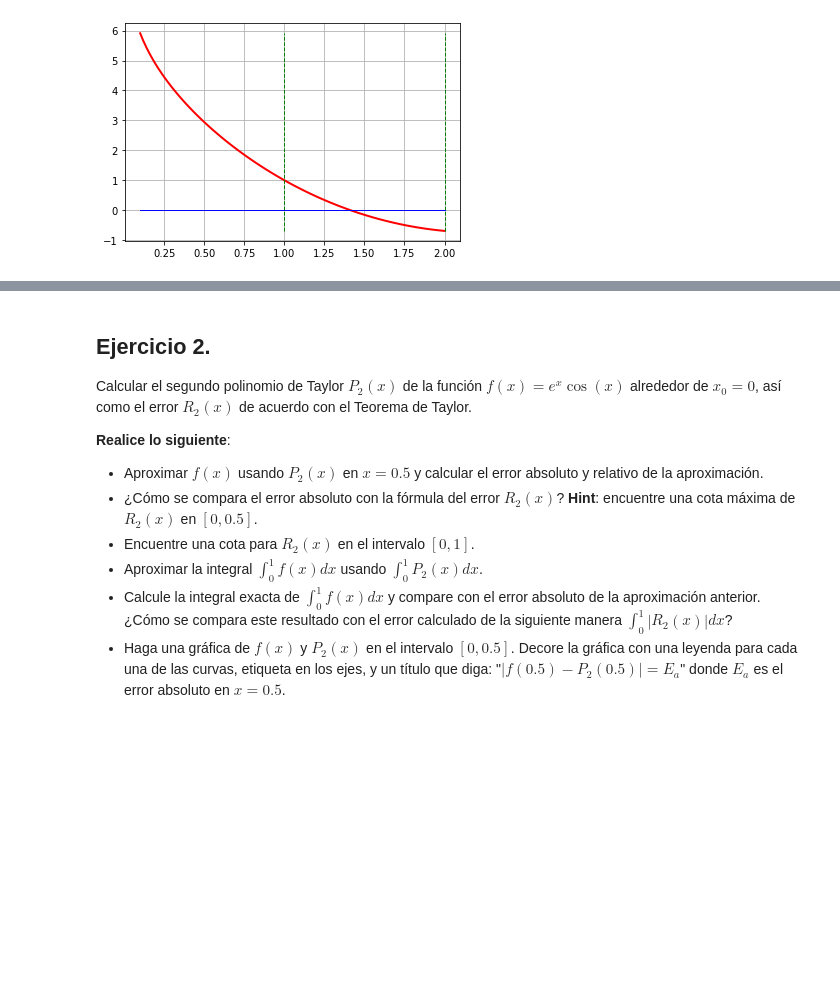
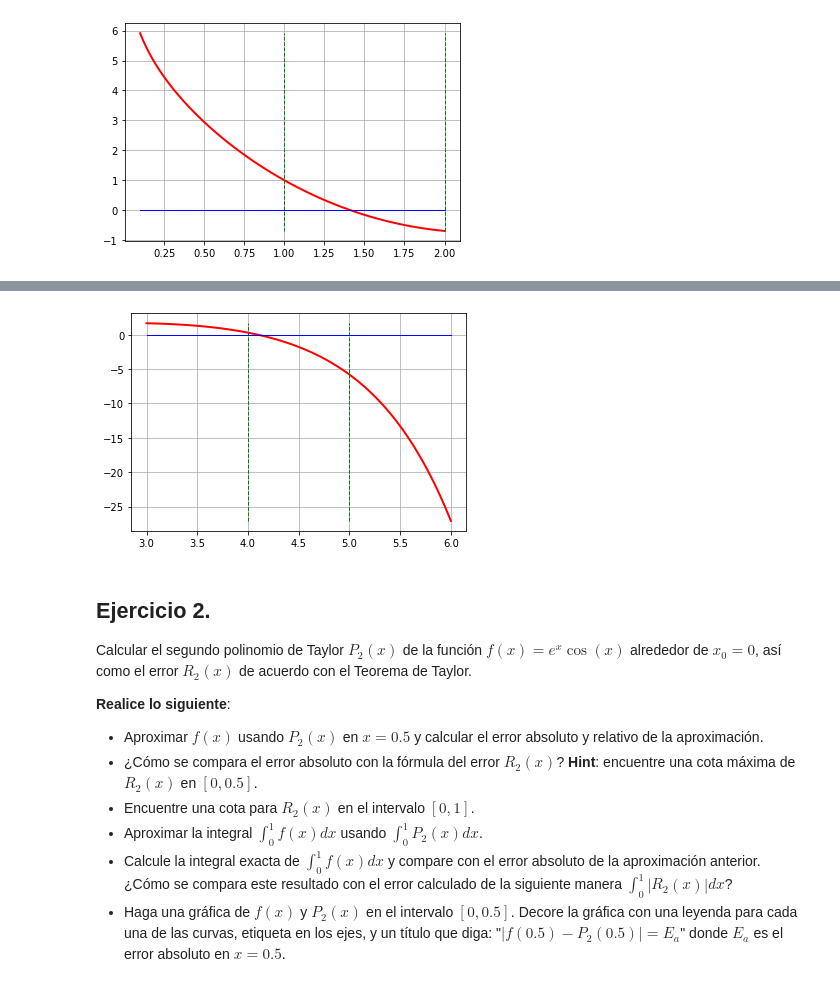
Before and after one commit to israeleonv/Ejercicios01, a Jupyter notebook: Ejercicios01.ipynb, the cells around one changed output, grey strips where cells are left out. Cells and saved outputs as stored; diff of their text form; code cells hidden in the pictures; blank space fills up the shorter version.

```diff
--- a/Ejercicios01.ipynb
+++ b/Ejercicios01.ipynb
@@ -130,3 +191,31 @@ plt.show()
+# %%
+# Ejercicio 1.4
+# Función a ser evaluada
+y = lambda x: x-(np.log(x))**x
+
+# Dominio de la función
+xmin = 3
+xmax = 6
+x = np.linspace(xmin, xmax, 100)
+
+A = 4  # Extremo izquierdo del intervalo
+B = 5  # Extremo derecho del intervalo}
+
+# Gráfica de la función
+plt.plot(x,y(x), 'r-', lw=2)
+
+# Líneas verticales en los extremos del intervalo y línea en y = 0
+ymin = np.min(y(x))
+ymax = np.max(y(x))
+plt.plot([A,A], [ymin,ymax], 'g--', lw=1)
+plt.plot([B,B], [ymin,ymax], 'g--', lw=1)
+plt.plot([xmin, xmax], [0,0], 'b-', lw=1)
+
+
+plt.grid()
+plt.show()
+# %% [output]
+[figure, added]
 # %% [markdown]
 ## Ejercicio 2.
 Calcular el segundo polinomio de Taylor $P_2(x)$ de la función $f(x) = e^x \cos(x)$ alrededor de $x_0 = 0$, así como el error $R_2(x)$ de acuerdo con el Teorema de Taylor.
```
Also changed, not shown: parts of 7 cells of this notebook.
